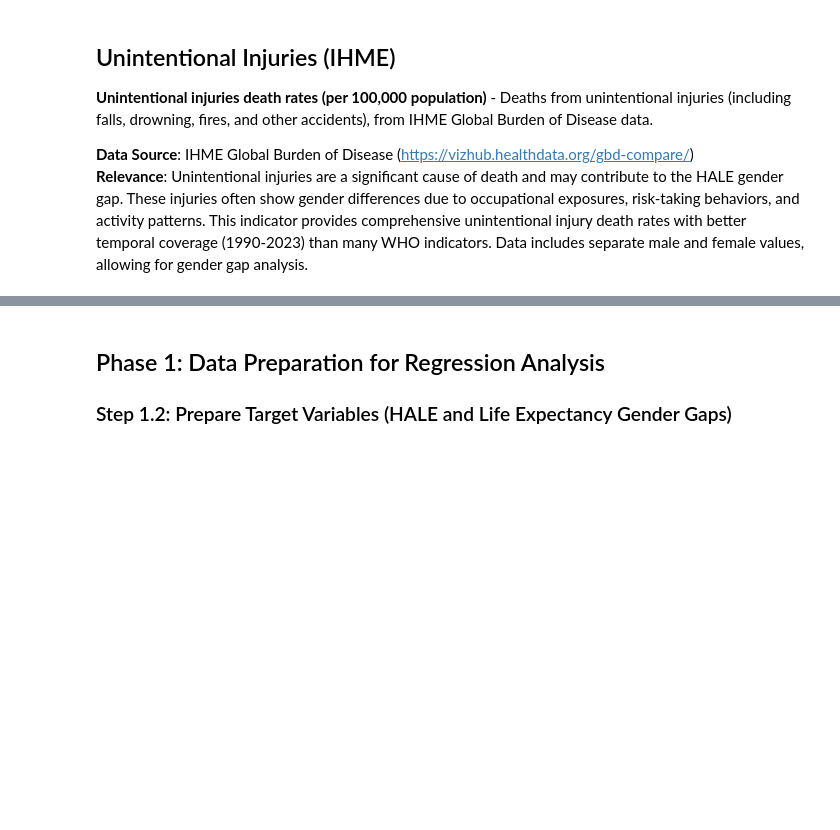
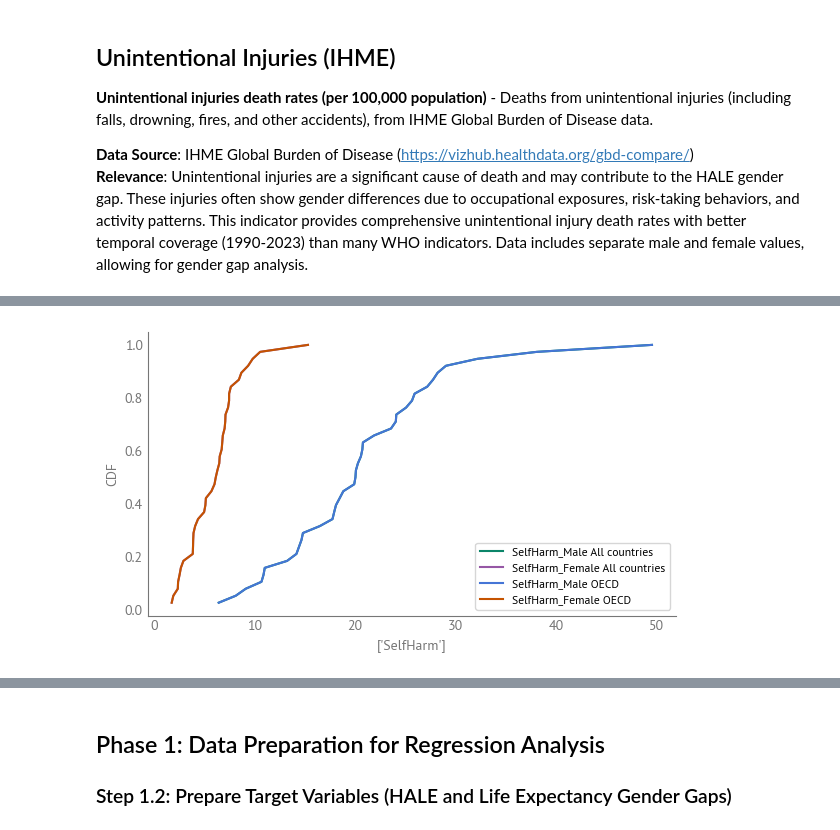
Before and after one commit to AllenDowney/EqualityWEF, a Jupyter notebook: HALE/eda.ipynb, the cells around one changed output, grey strips where cells are left out. Cells and saved outputs as stored; diff of their text form; code cells hidden in the pictures; blank space fills up the shorter version.

```diff
--- a/HALE/eda.ipynb
+++ b/HALE/eda.ipynb
@@ -902,0 +1486,4 @@ plot_distributions(unintentional_injuries_ihme_recent)
+# %%
+plot_distributions(self_harm_ihme_recent)
+# %% [output]
+[figure, added]
```
Also changed, not shown: parts of 104 cells of this notebook, 5 other files.
